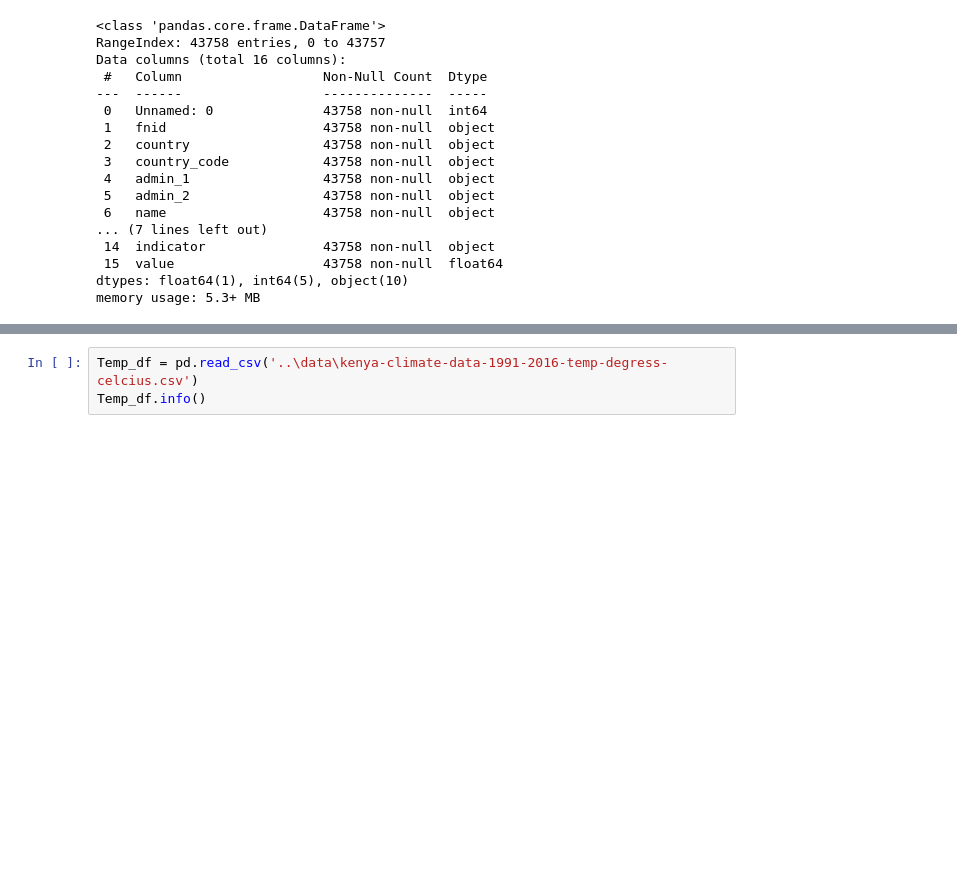
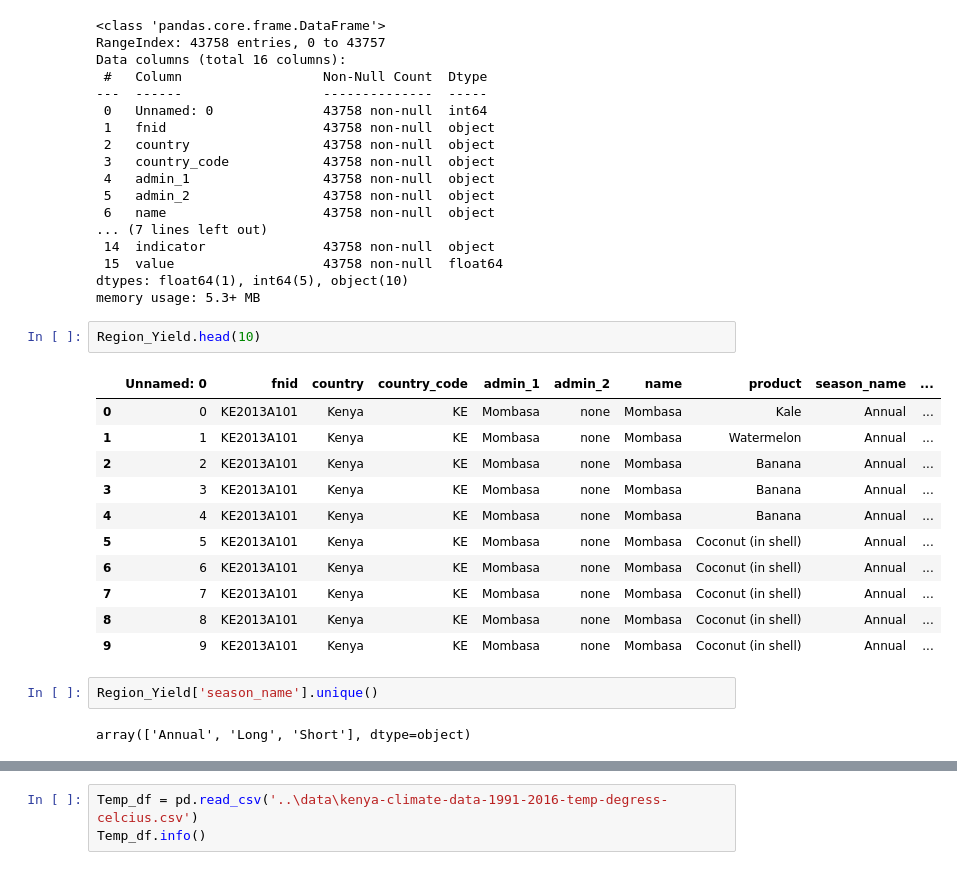
Before and after one commit to sheillamacharia/Regional_Crop_Yield_Prediction_Kenya, a Jupyter notebook: Notebooks/Sheilla.ipynb, the cells around one changed output, grey strips where cells are left out. Saved outputs shown, nothing was run; the diff lists cells and outputs as text; blank space fills up the shorter version.

Commit message:
Looked at unique values to decide on crops

```diff
--- a/Notebooks/Sheilla.ipynb
+++ b/Notebooks/Sheilla.ipynb
@@ -76,3 +76,21 @@ Data columns (total 16 columns):
  15  value                   43758 non-null  float64
 dtypes: float64(1), int64(5), object(10)
 memory usage: 5.3+ MB
+# %%
+Region_Yield.head(10)
+# %% [output]
+|  | Unnamed: 0 | fnid | country | country_code | admin_1 | admin_2 | name | product | season_name | ... |
+| 0 | 0 | KE2013A101 | Kenya | KE | Mombasa | none | Mombasa | Kale | Annual | ... |
+| 1 | 1 | KE2013A101 | Kenya | KE | Mombasa | none | Mombasa | Watermelon | Annual | ... |
+| 2 | 2 | KE2013A101 | Kenya | KE | Mombasa | none | Mombasa | Banana | Annual | ... |
+| 3 | 3 | KE2013A101 | Kenya | KE | Mombasa | none | Mombasa | Banana | Annual | ... |
+| 4 | 4 | KE2013A101 | Kenya | KE | Mombasa | none | Mombasa | Banana | Annual | ... |
+| 5 | 5 | KE2013A101 | Kenya | KE | Mombasa | none | Mombasa | Coconut (in shell) | Annual | ... |
+| 6 | 6 | KE2013A101 | Kenya | KE | Mombasa | none | Mombasa | Coconut (in shell) | Annual | ... |
+| 7 | 7 | KE2013A101 | Kenya | KE | Mombasa | none | Mombasa | Coconut (in shell) | Annual | ... |
+| 8 | 8 | KE2013A101 | Kenya | KE | Mombasa | none | Mombasa | Coconut (in shell) | Annual | ... |
+| 9 | 9 | KE2013A101 | Kenya | KE | Mombasa | none | Mombasa | Coconut (in shell) | Annual | ... |
+# %%
+Region_Yield['season_name'].unique()
+# %% [output]
+array(['Annual', 'Long', 'Short'], dtype=object)
```
Also changed, not shown: parts of 2 cells of this notebook.
